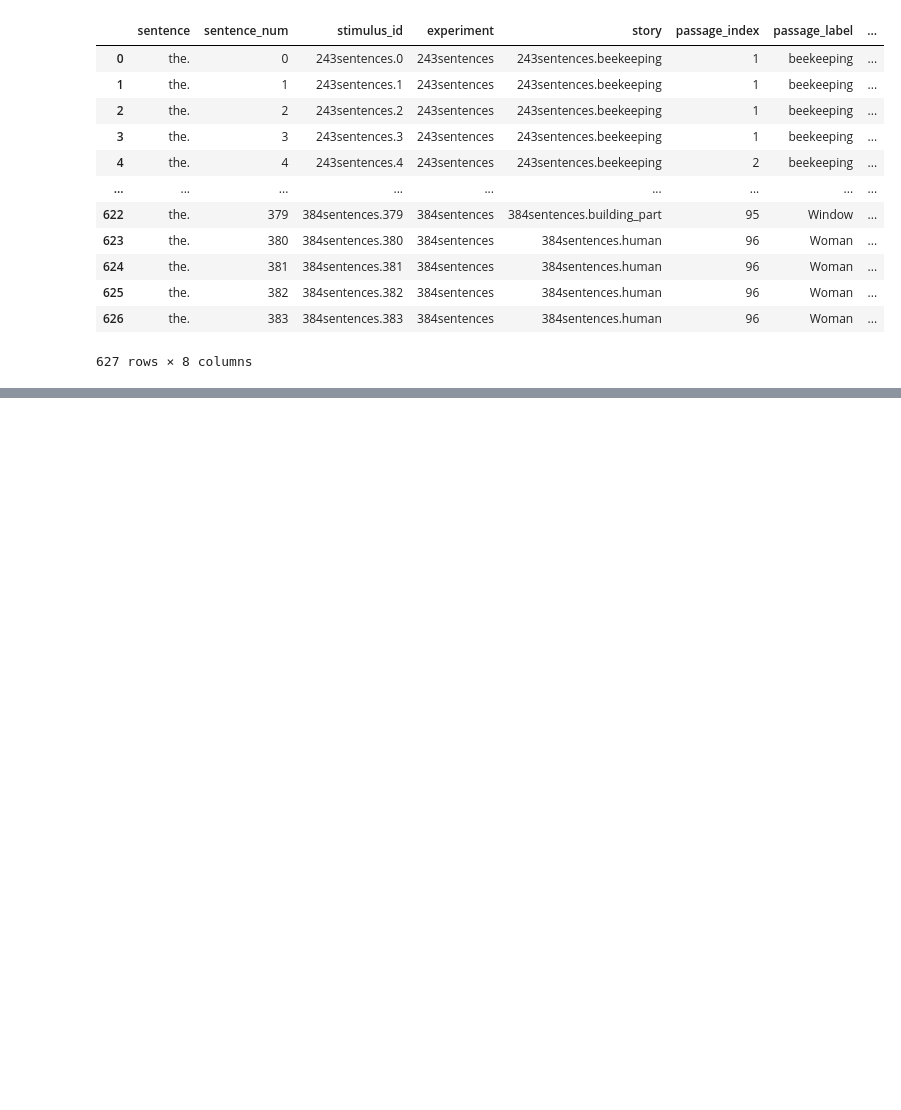
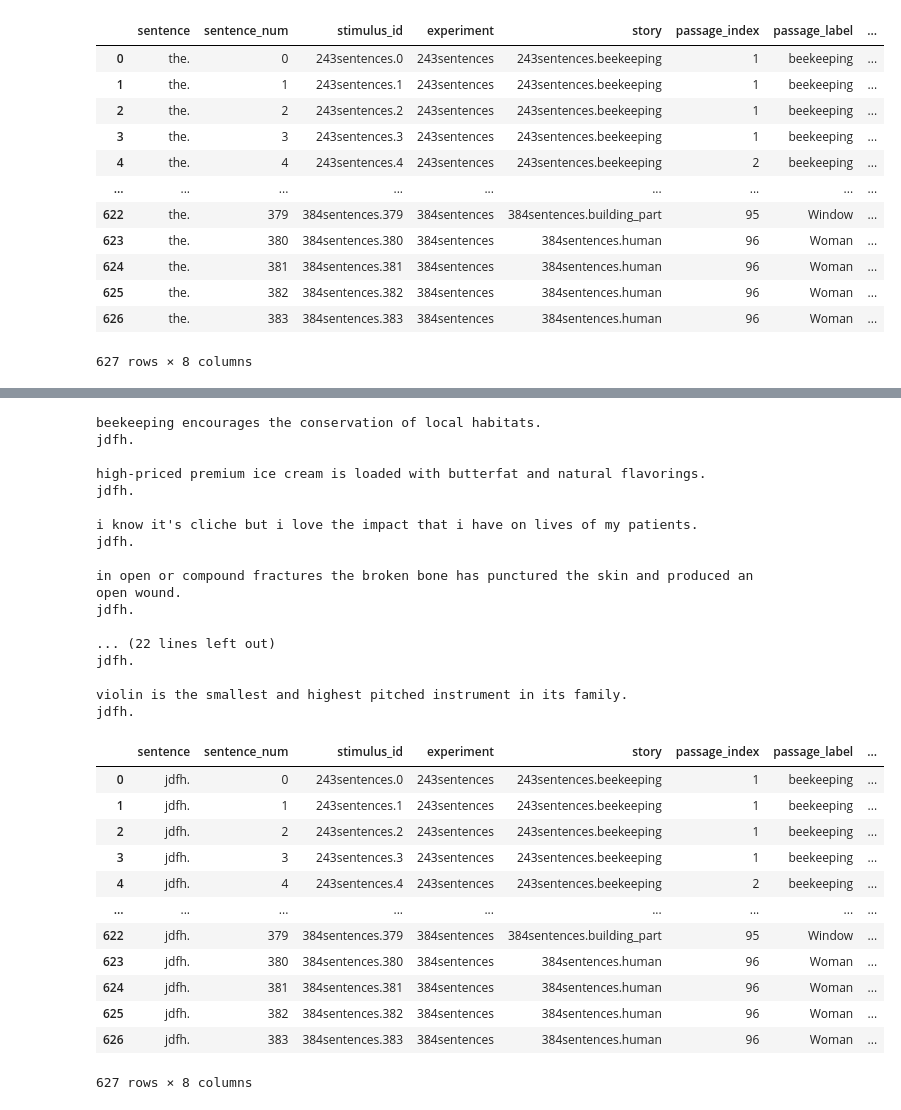
Before and after one commit to carina-kauf/perturbed-neural-nlp, a Jupyter notebook: ressources/stimuli_creation/2_create_information-loss-manipulation.ipynb, the cells around one changed output, grey strips where cells are left out. Saved outputs shown, nothing was run; the diff lists cells and outputs as text; code cells hidden in the pictures; blank space fills up the shorter version.

```diff
--- a/ressources/stimuli_creation/2_create_information-loss-manipulation.ipynb
+++ b/ressources/stimuli_creation/2_create_information-loss-manipulation.ipynb
@@ -695,0 +869,34 @@ the.
+# %%
+constant_control_oov_df = get_constant_control_CONTROL(Original, CONTROL_TYPE="oov")
+constant_control_oov_df
+# %% [output]
+beekeeping encourages the conservation of local habitats.
+jdfh.
+
+high-priced premium ice cream is loaded with butterfat and natural flavorings.
+jdfh.
+
+i know it's cliche but i love the impact that i have on lives of my patients.
+jdfh.
+
+in open or compound fractures the broken bone has punctured the skin and produced an open wound.
+jdfh.
+
+... (22 lines left out)
+jdfh.
+
+violin is the smallest and highest pitched instrument in its family.
+jdfh.
+|  | sentence | sentence_num | stimulus_id | experiment | story | passage_index | passage_label | ... |
+| 0 | jdfh. | 0 | 243sentences.0 | 243sentences | 243sentences.beekeeping | 1 | beekeeping | ... |
+| 1 | jdfh. | 1 | 243sentences.1 | 243sentences | 243sentences.beekeeping | 1 | beekeeping | ... |
+| 2 | jdfh. | 2 | 243sentences.2 | 243sentences | 243sentences.beekeeping | 1 | beekeeping | ... |
+| 3 | jdfh. | 3 | 243sentences.3 | 243sentences | 243sentences.beekeeping | 1 | beekeeping | ... |
+| 4 | jdfh. | 4 | 243sentences.4 | 243sentences | 243sentences.beekeeping | 2 | beekeeping | ... |
+| ... | ... | ... | ... | ... | ... | ... | ... | ... |
+| 622 | jdfh. | 379 | 384sentences.379 | 384sentences | 384sentences.building_part | 95 | Window | ... |
+| 623 | jdfh. | 380 | 384sentences.380 | 384sentences | 384sentences.human | 96 | Woman | ... |
+| 624 | jdfh. | 381 | 384sentences.381 | 384sentences | 384sentences.human | 96 | Woman | ... |
+| 625 | jdfh. | 382 | 384sentences.382 | 384sentences | 384sentences.human | 96 | Woman | ... |
+| 626 | jdfh. | 383 | 384sentences.383 | 384sentences | 384sentences.human | 96 | Woman | ... |
+627 rows × 8 columns
```
Also changed, not shown: parts of 5 cells of this notebook, 5 other files.
